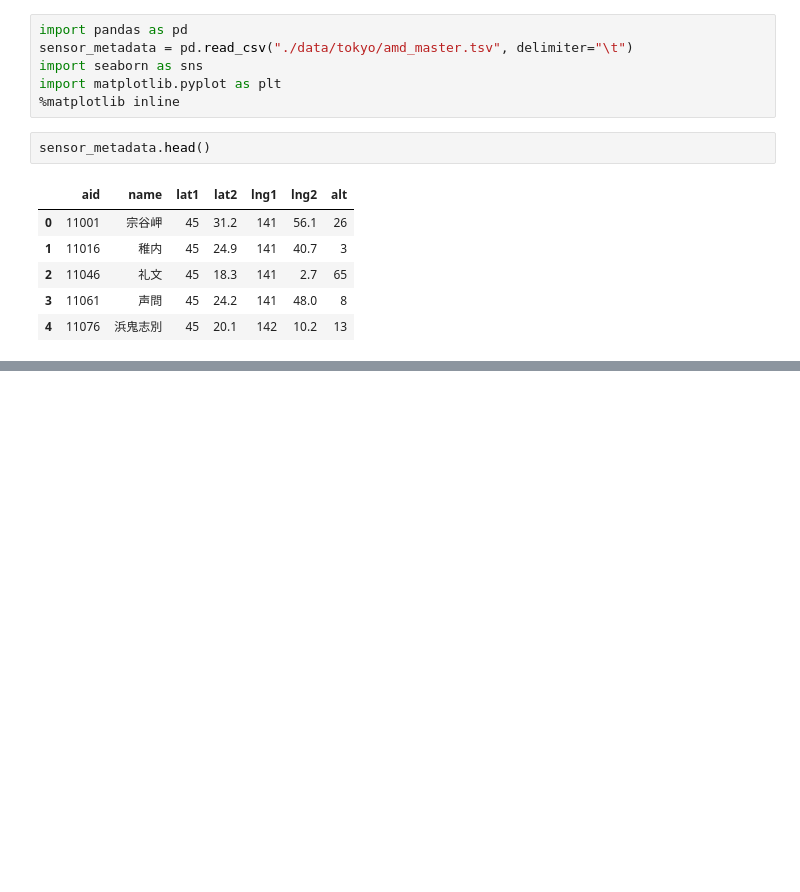
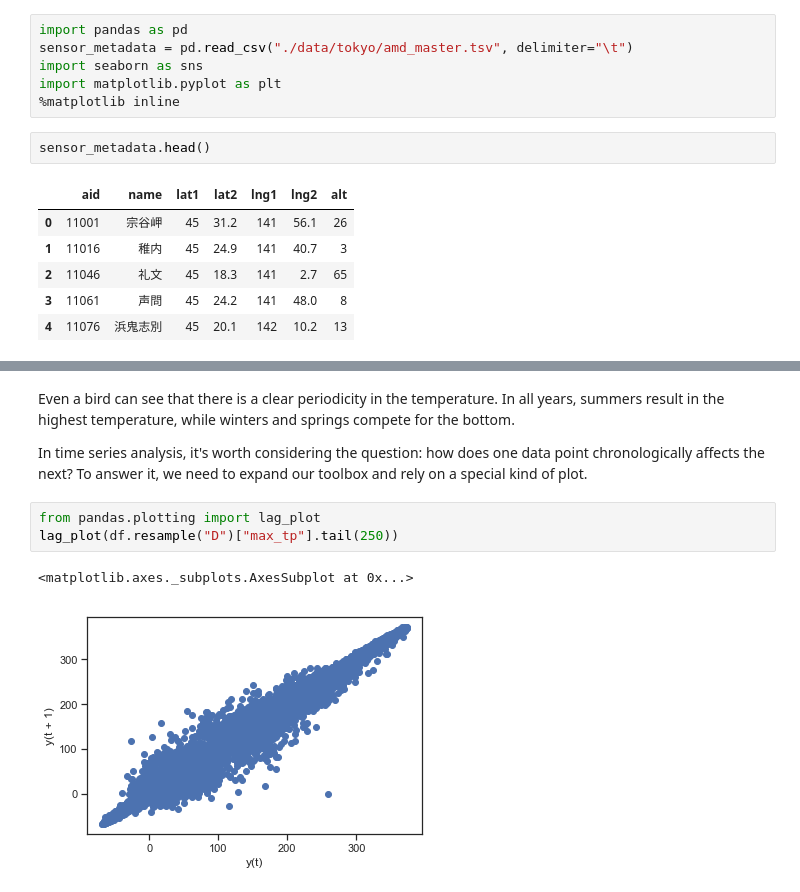
Before and after one commit to kqhuynguyen/gcn-japan-weather-forecast, a Jupyter notebook: data_visualization.ipynb, the cells around one changed output, grey strips where cells are left out. Saved outputs shown, nothing was run; the diff lists cells and outputs as text; blank space fills up the shorter version.

```diff
--- a/data_visualization.ipynb
+++ b/data_visualization.ipynb
@@ -19,0 +46,10 @@ ax = sns.jointplot(y='lat1', x="lng1", data=sensor_metadata)
+# %% [markdown]
+Even a bird can see that there is a clear periodicity in the temperature. In all years, summers result in the highest temperature, while winters and springs compete for the bottom.
+
+In time series analysis, it's worth considering the question: how does one data point chronologically affects the next? To answer it, we need to expand our toolbox and rely on a special kind of plot.
+# %%
+from pandas.plotting import lag_plot
+lag_plot(df.resample("D")["max_tp"].tail(250))
+# %% [output]
+<matplotlib.axes._subplots.AxesSubplot at 0x...>
+[figure, added]
```
Also changed, not shown: parts of 11 cells of this notebook.
